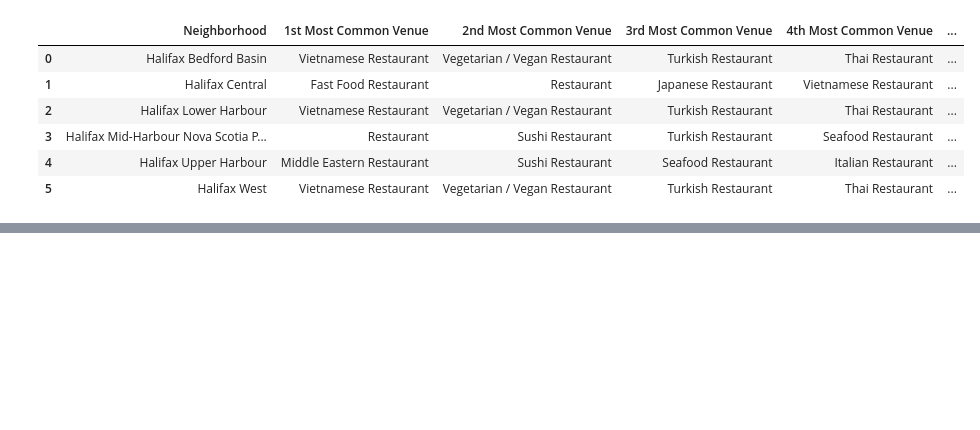
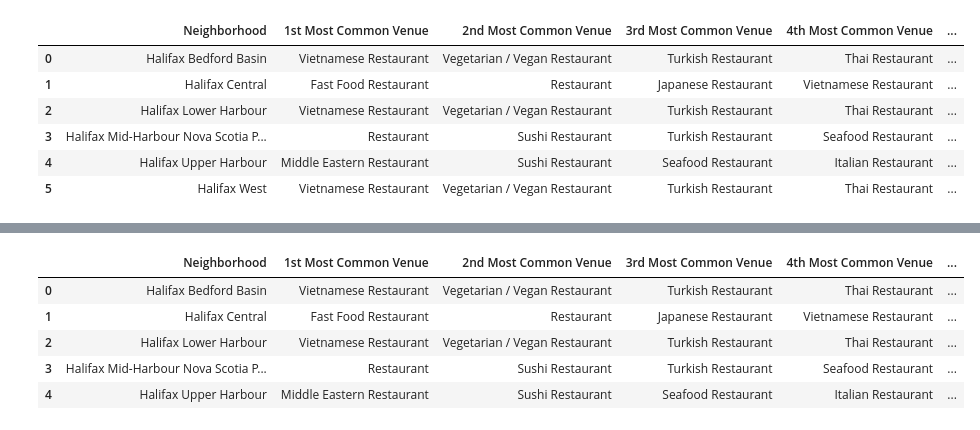
Before and after one commit to KrishnaChaitanya1/Coursera_Capstone, a Jupyter notebook: Final Capstone Project/Relations between food cuisines.ipynb, the cells around one changed output, grey strips where cells are left out. Drawn from its saved outputs; the diff is of its cells as text; code cells hidden in the pictures; blank space fills up the shorter version.

```diff
--- a/Final Capstone Project/Relations between food cuisines.ipynb
+++ b/Final Capstone Project/Relations between food cuisines.ipynb
@@ -776,13 +818,13 @@ for ind in np.arange(num_top_venues):
         columns.append('{}th Most Common Venue'.format(ind+1))
 
 # create a new dataframe
-neighborhoods_venues_sorted = pd.DataFrame(columns=columns)
-neighborhoods_venues_sorted['Neighborhood'] = halifax_grouped['Neighborhood']
+neighborhoods_venues_sorted_hal = pd.DataFrame(columns=columns)
+neighborhoods_venues_sorted_hal['Neighborhood'] = halifax_grouped['Neighborhood']
 
 for ind in np.arange(halifax_grouped.shape[0]):
-    neighborhoods_venues_sorted.iloc[ind, 1:] = return_most_common_venues(halifax_grouped.iloc[ind, :], num_top_venues)
+    neighborhoods_venues_sorted_hal.iloc[ind, 1:] = return_most_common_venues(halifax_grouped.iloc[ind, :], num_top_venues)
 
-neighborhoods_venues_sorted
+neighborhoods_venues_sorted_hal
 # %% [output]
 |  | Neighborhood | 1st Most Common Venue | 2nd Most Common Venue | 3rd Most Common Venue | 4th Most Common Venue | ... |
 | 0 | Halifax Bedford Basin | Vietnamese Restaurant | Vegetarian / Vegan Restaurant | Turkish Restaurant | Thai Restaurant | ... |
@@ -793,0 +847,9 @@ neighborhoods_venues_sorted
+# %%
+neighborhoods_venues_sorted_hal.head() # Halifax Venues
+# %% [output]
+|  | Neighborhood | 1st Most Common Venue | 2nd Most Common Venue | 3rd Most Common Venue | 4th Most Common Venue | ... |
+| 0 | Halifax Bedford Basin | Vietnamese Restaurant | Vegetarian / Vegan Restaurant | Turkish Restaurant | Thai Restaurant | ... |
+| 1 | Halifax Central | Fast Food Restaurant | Restaurant | Japanese Restaurant | Vietnamese Restaurant | ... |
+| 2 | Halifax Lower Harbour | Vietnamese Restaurant | Vegetarian / Vegan Restaurant | Turkish Restaurant | Thai Restaurant | ... |
+| 3 | Halifax Mid-Harbour Nova Scotia P... | Restaurant | Sushi Restaurant | Turkish Restaurant | Seafood Restaurant | ... |
+| 4 | Halifax Upper Harbour | Middle Eastern Restaurant | Sushi Restaurant | Seafood Restaurant | Italian Restaurant | ... |
```
Also changed, not shown: parts of 34 cells of this notebook.
